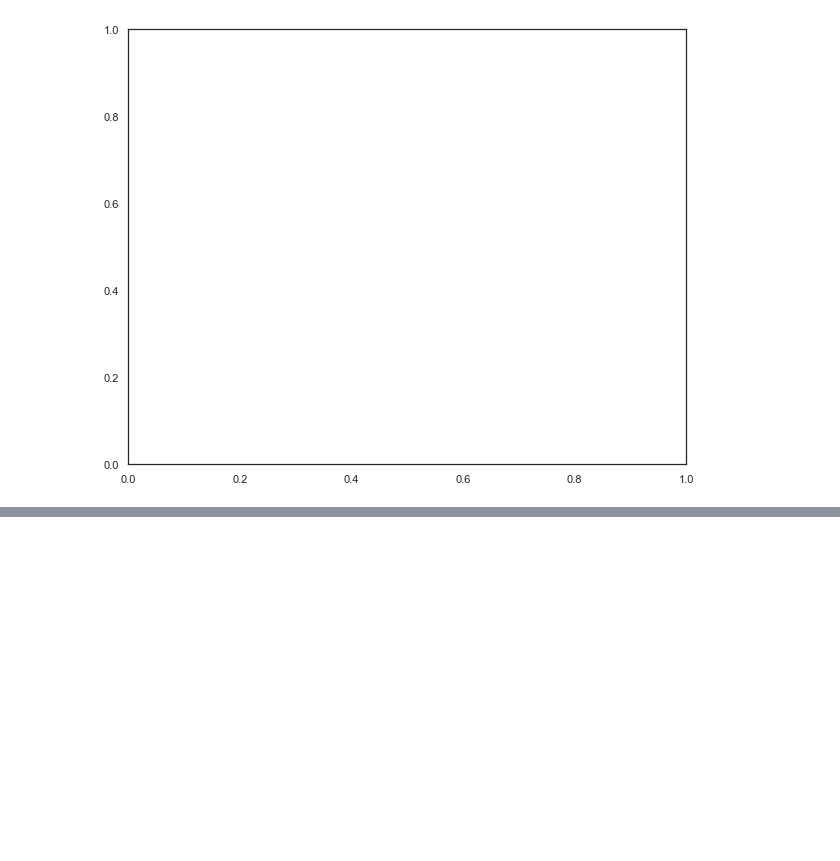
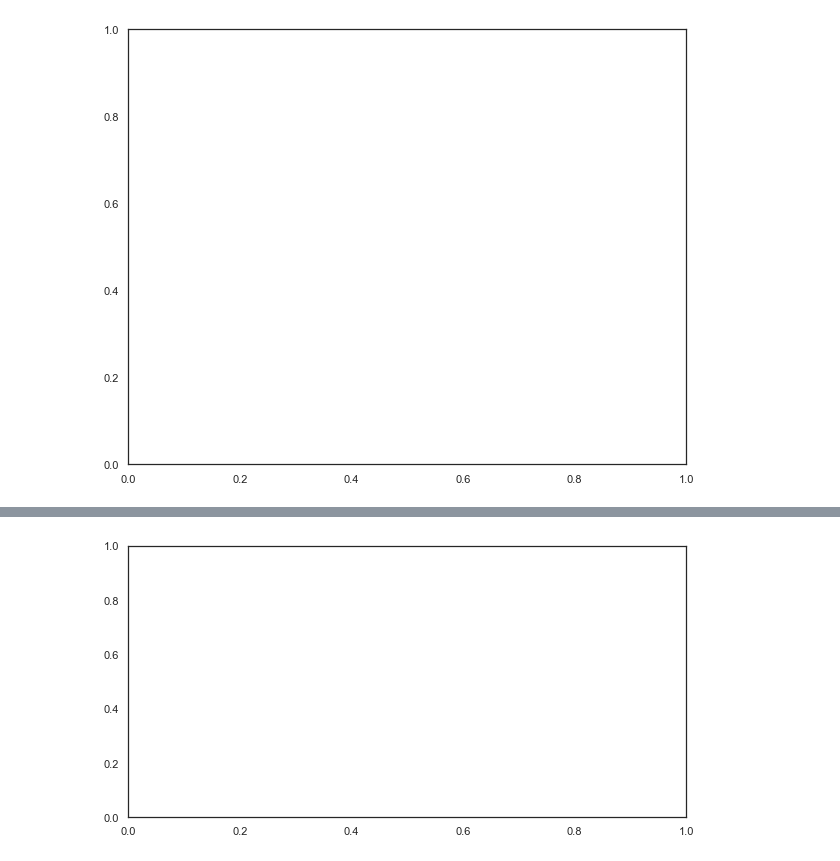
Before and after one commit to natepill/DS1.1, a Jupyter notebook: tutorials/App-Store-Dataset.ipynb, the cells around one changed output, grey strips where cells are left out. Cells and saved outputs as stored; diff of their text form; code cells hidden in the pictures; blank space fills up the shorter version.

```diff
--- a/tutorials/App-Store-Dataset.ipynb
+++ b/tutorials/App-Store-Dataset.ipynb
@@ -154,0 +168,6 @@ LABELS = ["<10m", "10-20m", "20-50m", "50-100m", "100-200m", "200-500m", "500-10
+# %%
+# initialize our plotting space in MatPlotLib.
+
+fig, axs = plt.subplots(figsize= (10, 5))
+# %% [output]
+[figure, added]
```
Also changed, not shown: parts of 20 cells of this notebook.
